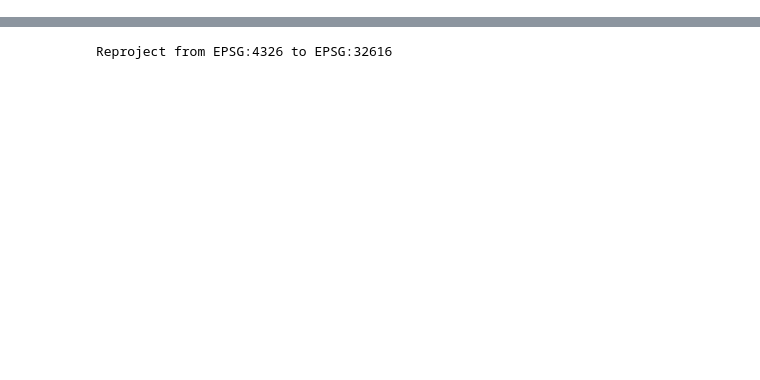
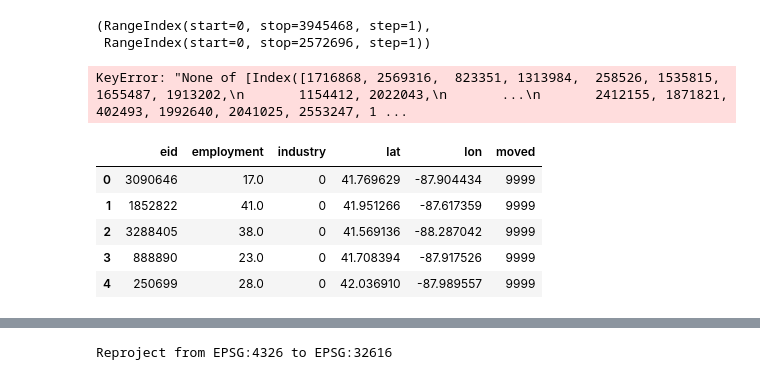
Before and after one commit to Ahlfeldt/AABPL-toolkit-python, a Jupyter notebook: Test.ipynb, the cells around one changed output, grey strips where cells are left out. Cells and saved outputs as stored; diff of their text form; code cells hidden in the pictures; blank space fills up the shorter version.

```diff
--- a/Test.ipynb
+++ b/Test.ipynb
@@ -0,0 +143,20 @@
+# %%
+pts_target.index, pts_source.index
+# %% [output]
+(RangeIndex(start=0, stop=3945468, step=1),
+ RangeIndex(start=0, stop=2572696, step=1))
+# %%
+sr, nd = choose_spacing_and_depth(
+    r=r, n_pts_src=len(pts_source), n_pts_tgt=len(pts_target), pts_tgt_xy=pts_target[['']]
+)
+# %% [output]
+KeyError: "None of [Index([1716868, 2569316,  823351, 1313984,  258526, 1535815, 1655487, 1913202,\n       1154412, 2022043,\n       ...\n       2412155, 1871821,  402493, 1992640, 2041025, 2553247, 1 ...
+# %%
+pts_source.head()
+# %% [output]
+|  | eid | employment | industry | lat | lon | moved |
+| 0 | 3090646 | 17.0 | 0 | 41.769629 | -87.904434 | 9999 |
+| 1 | 1852822 | 41.0 | 0 | 41.951266 | -87.617359 | 9999 |
+| 2 | 3288405 | 38.0 | 0 | 41.569136 | -88.287042 | 9999 |
+| 3 | 888890 | 23.0 | 0 | 41.708394 | -87.917526 | 9999 |
+| 4 | 250699 | 28.0 | 0 | 42.036910 | -87.989557 | 9999 |
```
Also changed, not shown: parts of 57 cells of this notebook, 35 other files.
